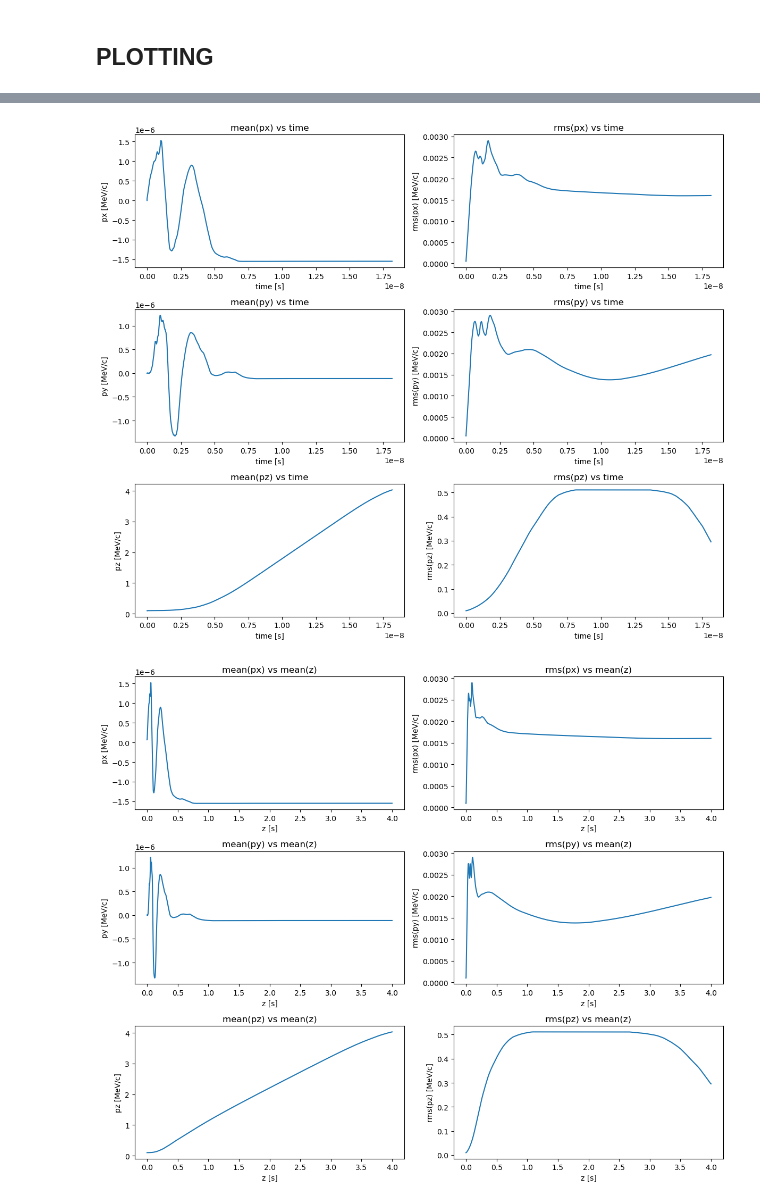
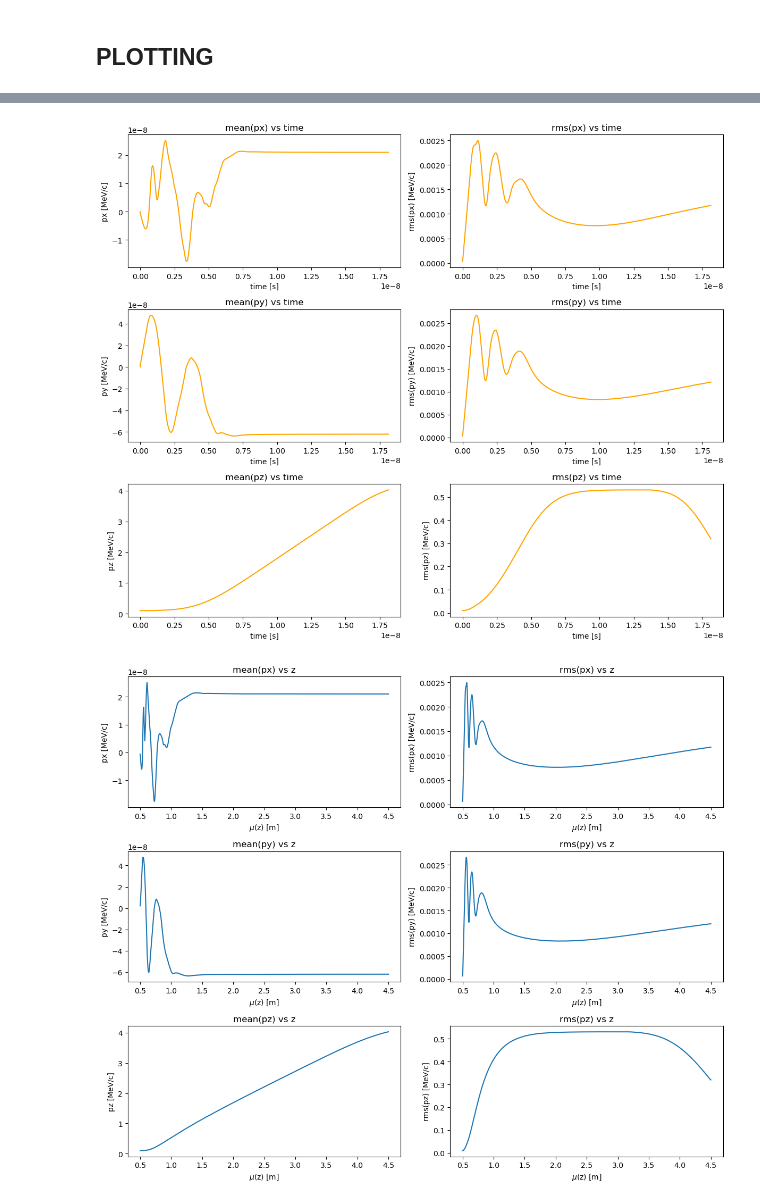
Before and after one commit to alexanderwischmann/FS26-semester-project, a Jupyter notebook: python/3D_solve.ipynb, the cells around one changed output, grey strips where cells are left out. Saved outputs shown, nothing was run; the diff lists cells and outputs as text; code cells hidden in the pictures.

Commit message:
increase particle number 3d python  simulation

```diff
--- a/python/3D_solve.ipynb
+++ b/python/3D_solve.ipynb
@@ -283,7 +284,7 @@ momentum_stag_particles = momentum_particles - Q_E * E_particles * (C*DELTA_T) /
 # %%
 # Main integration loop
 
-nums_particles = [N_P]
+nums_particles = [N_PARTICLES]
 times = [0.]
 position_means = [np.mean(position_particles, axis=0)]
 momentum_stag_means = [np.mean(momentum_stag_particles, axis=0)]
@@ -358,7 +359,6 @@ while z_mean < Z_2 and t < T_MAX:
 times = np.array(times)
 times_stag = times - DELTA_T / 2
 position_means = np.array(position_means)
-position_means[:, -1] -= Z_0
 momentum_stag_means = np.array(momentum_stag_means)
 position_sigmas = np.array(position_sigmas)
 momentum_stag_sigmas = np.array(momentum_stag_sigmas)
@@ -366,12 +366,12 @@ momentum_stag_sigmas = np.array(momentum_stag_sigmas)
 fig, axes = plt.subplots(3, 2, figsize=(12, 10))
 
 for i in range(3):
-    axes[i, 0].plot(times, position_means[:, i])
+    axes[i, 0].plot(times, position_means[:, i], color='orange')
     axes[i, 0].set_xlabel('time [s]')
     axes[i, 0].set_ylabel(f'{AX_NAMES[i]} [m]')
     axes[i, 0].set_title(f'mean({AX_NAMES[i]}) vs time')
 
-    axes[i, 1].plot(times, position_sigmas[:, i])
+    axes[i, 1].plot(times, position_sigmas[:, i], color='orange')
     axes[i, 1].set_xlabel('time [s]')
     axes[i, 1].set_ylabel(f'rms({AX_NAMES[i]}) [m]')
     axes[i, 1].set_title(f'rms({AX_NAMES[i]}) vs time')
@@ -383,0 +384,17 @@ plt.show()
+# %%
+fig, axes = plt.subplots(3, 2, figsize=(12, 10))
+
+for i in range(3):
+    axes[i, 0].plot(position_means[:, 2], position_means[:, i])
+    axes[i, 0].set_xlabel('$\\mu$(z) [m]')
+    axes[i, 0].set_ylabel(f'{AX_NAMES[i]} [m]')
+    axes[i, 0].set_title(f'mean({AX_NAMES[i]}) vs z')
+
+    axes[i, 1].plot(position_means[:, 2], position_sigmas[:, i])
+    axes[i, 1].set_xlabel('$\\mu$(z) [m]')
+    axes[i, 1].set_ylabel(f'rms({AX_NAMES[i]}) [m]')
+    axes[i, 1].set_title(f'rms({AX_NAMES[i]}) vs z')
+
+
+fig.tight_layout()
+plt.show()
@@ -384,21 +403,21 @@ plt.show()
 # %%
 fig, axes = plt.subplots(3, 2, figsize=(12, 10))
 
 for i in range(3):
-    axes[i, 0].plot(times_stag, momentum_stag_means[:, i])
+    axes[i, 0].plot(times_stag, momentum_stag_means[:, i], color='orange')
     axes[i, 0].set_xlabel('time [s]')
     axes[i, 0].set_ylabel(f'p{AX_NAMES[i]} [MeV/c]')
     axes[i, 0].set_title(f'mean(p{AX_NAMES[i]}) vs time')
 
-    axes[i, 1].plot(times_stag, momentum_stag_sigmas[:, i])
+    axes[i, 1].plot(times_stag, momentum_stag_sigmas[:, i], color='orange')
     axes[i, 1].set_xlabel('time [s]')
     axes[i, 1].set_ylabel(f'rms(p{AX_NAMES[i]}) [MeV/c]')
     axes[i, 1].set_title(f'rms(p{AX_NAMES[i]}) vs time')
 
 fig.tight_layout()
 plt.show()
 # %% [output]
-[figure, old version]
+[figure, new version]
 # %%
 momentum_means_interp = np.zeros_like(momentum_stag_means)
 momentum_sigmas_interp = np.zeros_like(momentum_stag_sigmas)
@@ -410,19 +429,19 @@ for i in range(3):
 fig, axes = plt.subplots(3, 2, figsize=(12, 10))
 for i in range(3):
     axes[i, 0].plot(position_means[:, 2], momentum_means_interp[:, i])
-    axes[i, 0].set_xlabel(f'z [s]')
+    axes[i, 0].set_xlabel(f'$\\mu$(z) [m]')
     axes[i, 0].set_ylabel(f'p{AX_NAMES[i]} [MeV/c]')
-    axes[i, 0].set_title(f'mean(p{AX_NAMES[i]}) vs mean(z)')
+    axes[i, 0].set_title(f'mean(p{AX_NAMES[i]}) vs z')
 
     axes[i, 1].plot(position_means[:, 2], momentum_sigmas_interp[:, i])
-    axes[i, 1].set_xlabel(f'z [s]')
+    axes[i, 1].set_xlabel(f'$\\mu$(z) [m]')
     axes[i, 1].set_ylabel(f'rms(p{AX_NAMES[i]}) [MeV/c]')
-    axes[i, 1].set_title(f'rms(p{AX_NAMES[i]}) vs mean(z)')
+    axes[i, 1].set_title(f'rms(p{AX_NAMES[i]}) vs z')
 
 fig.tight_layout()
 plt.show()
 # %% [output]
-[figure, old version]
+[figure, new version]
 # %%
 plt.plot(times, nums_particles)
 plt.xlabel('Time')
```
Also changed, not shown: parts of 11 cells of this notebook.
